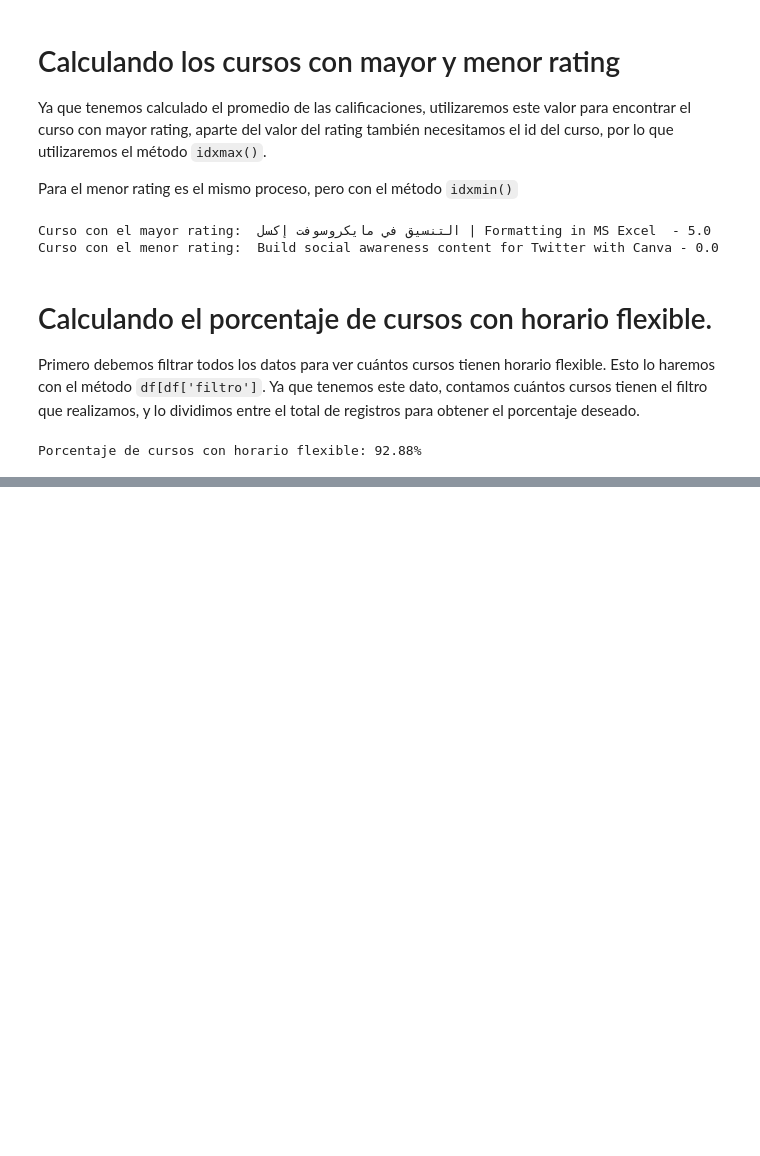
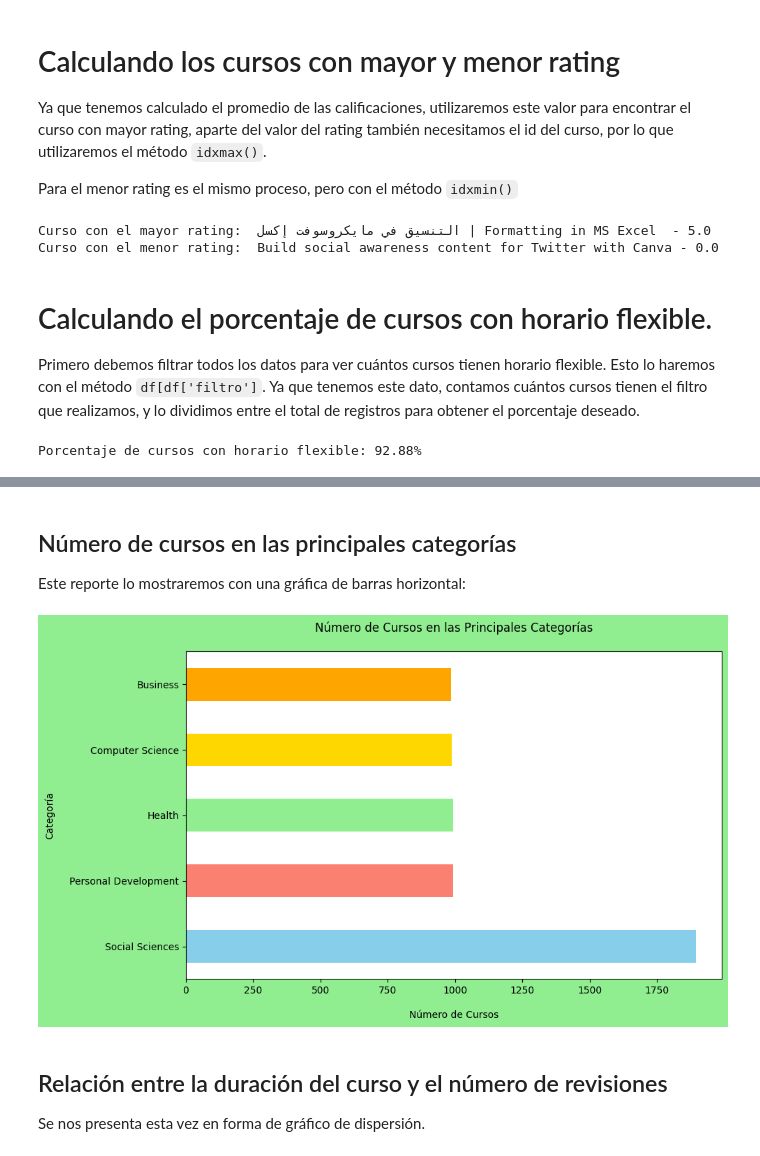
Before and after one commit to NeryJim21/-SS2-Practica2_201700381, a Jupyter notebook: practica2_201700381.ipynb, the cells around one changed output, grey strips where cells are left out. Cells and saved outputs as stored; diff of their text form; code cells hidden in the pictures; blank space fills up the shorter version.

```diff
--- a/practica2_201700381.ipynb
+++ b/practica2_201700381.ipynb
@@ -114,0 +145,29 @@ Porcentaje de cursos con horario flexible: 92.88%
+# %% [markdown]
+## Número de cursos en las principales categorías
+Este reporte lo mostraremos con una gráfica de barras horizontal:
+# %%
+import matplotlib.pyplot as plt
+
+# Contar el número de cursos en cada categoría
+categorias_counts = df['Keyword'].value_counts().head(5)
+
+# Definir una paleta de colores personalizada
+colors = ['skyblue', 'salmon', 'lightgreen', 'gold', 'orange']
+
+# Crear la gráfica de barras horizontal con la paleta de colores personalizada
+plt.figure(figsize=(10, 6))
+plt.rcParams.update({'axes.facecolor': 'white', 'figure.facecolor': 'white'})
+categorias_counts.plot(kind='barh', color=colors)
+plt.title('Número de Cursos en las Principales Categorías', pad=20)
+plt.xlabel('Número de Cursos', labelpad=15)
+plt.ylabel('Categoría', labelpad=15)
+plt.tight_layout()
+
+# Mostrar la gráfica
+plt.show()
+# %% [output]
+[figure, added]
+# %% [markdown]
+## Relación entre la duración del curso y el número de revisiones
+
+Se nos presenta esta vez en forma de gráfico de dispersión.
```
Also changed, not shown: parts of 2 cells of this notebook.
